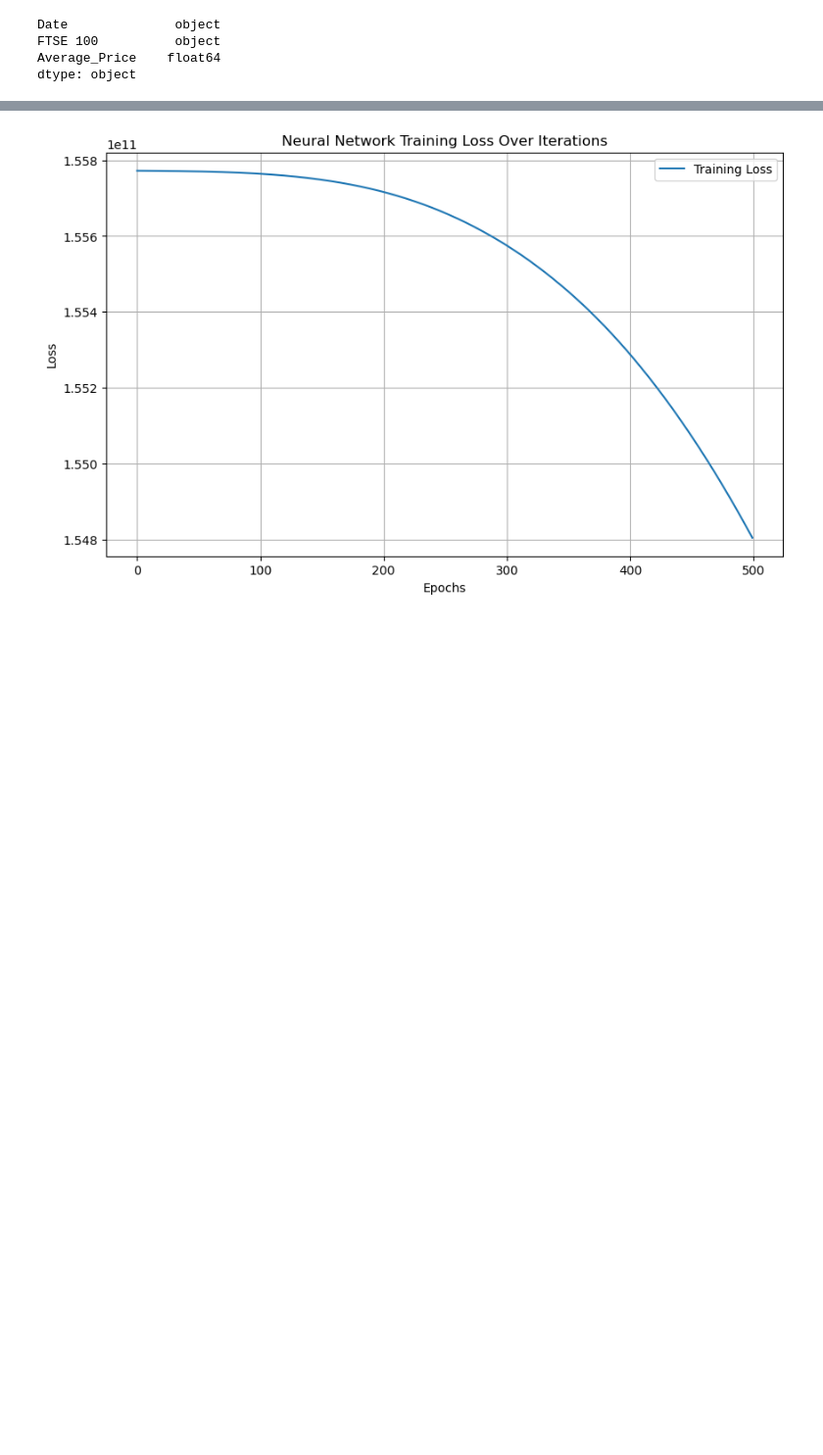
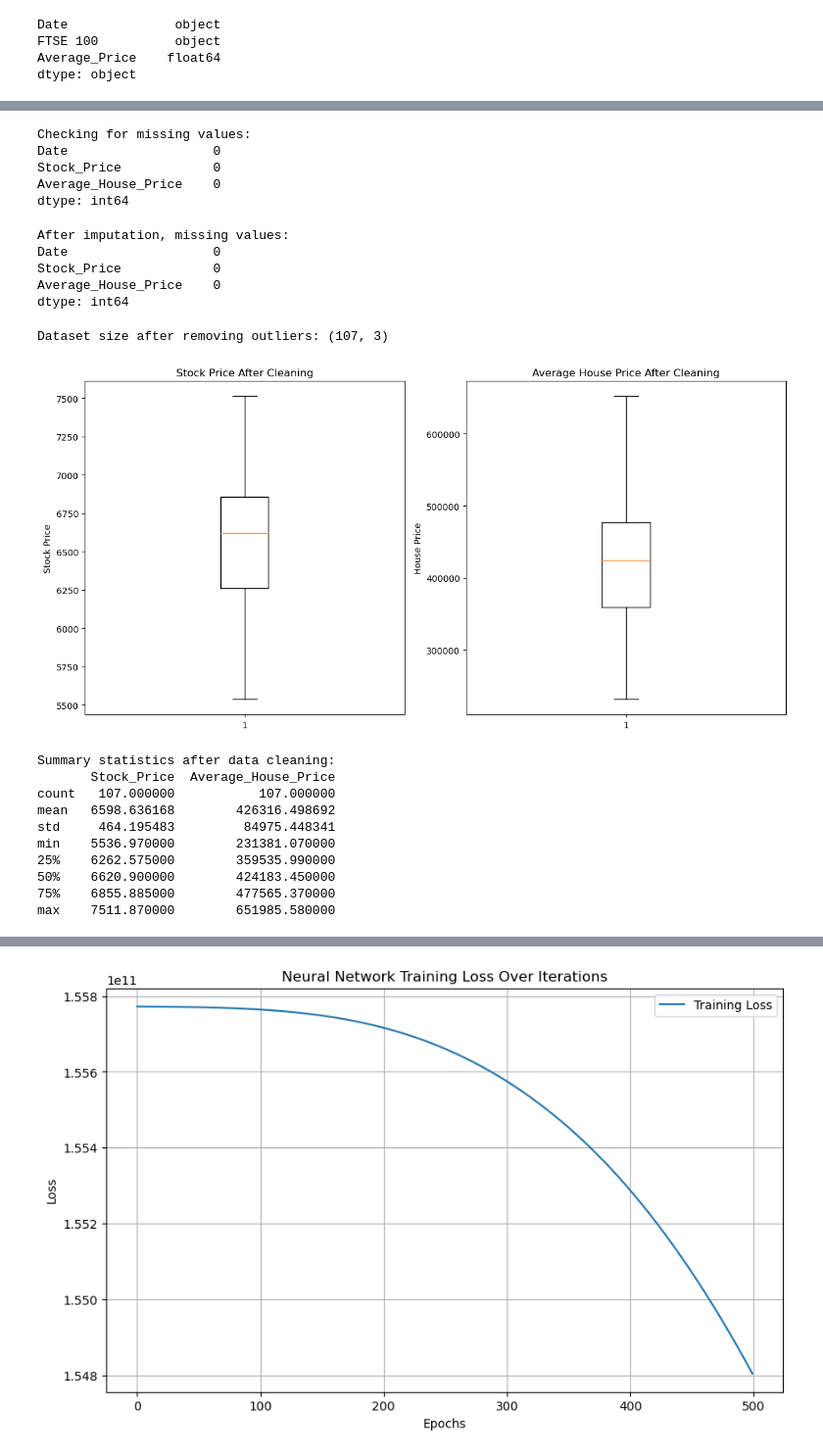
Before and after one commit to MOH131185/Dissertation-Code, a Jupyter notebook: code dissertation December.ipynb, the cells around one changed output, grey strips where cells are left out. Shown at 98% size. Cells and saved outputs as stored; diff of their text form; code cells hidden in the pictures; blank space fills up the shorter version.

```diff
--- a/code dissertation December.ipynb
+++ b/code dissertation December.ipynb
@@ -94,3 +94,27 @@ min    5536.970000         2.313811e+05
 50%    6659.040000         4.574656e+05
 75%    6871.800000         5.125806e+05
 max    7556.240000         1.350726e+06
+# %%
+# Step 1: Handle Missing Values
+print("Checking for missing values:")
+print(data.isnull().sum())
+# %% [output]
+Checking for missing values:
+Date                   0
+Stock_Price            0
+Average_House_Price    0
+dtype: int64
+# %%
+# Impute missing values with the median
+data['Stock_Price'].fillna(data['Stock_Price'].median(), inplace=True)
+data['Average_House_Price'].fillna(data['Average_House_Price'].median(), inplace=True)
+
+# Verify no missing values remain
+print("After imputation, missing values:")
+print(data.isnull().sum())
+# %% [output]
+After imputation, missing values:
+Date                   0
+Stock_Price            0
+Average_House_Price    0
+dtype: int64
@@ -97,3 +130,46 @@ max    7556.240000         1.350726e+06
+# %%
+# Apply outlier removal for both Stock Price and Average House Price
+data = remove_outliers(data, 'Stock_Price')
+data = remove_outliers(data, 'Average_House_Price')
+
+# Verify the size of the dataset after outlier removal
+print(f"Dataset size after removing outliers: {data.shape}")
+
+# Step 3: Visualize to Confirm Data Cleaning
+# Boxplots before and after cleaning
+plt.figure(figsize=(12, 6))
+
+# Stock Price
+plt.subplot(1, 2, 1)
+plt.boxplot(data['Stock_Price'])
+plt.title('Stock Price After Cleaning')
+plt.ylabel('Stock Price')
+
+# Average House Price
+plt.subplot(1, 2, 2)
+plt.boxplot(data['Average_House_Price'])
+plt.title('Average House Price After Cleaning')
+plt.ylabel('House Price')
+
+plt.tight_layout()
+plt.show()
+
+# Summary statistics after cleaning
+print("Summary statistics after data cleaning:")
+print(data.describe())
+# %% [output]
+Dataset size after removing outliers: (107, 3)
+[figure, added]
+Summary statistics after data cleaning:
+       Stock_Price  Average_House_Price
+count   107.000000           107.000000
+mean   6598.636168        426316.498692
+std     464.195483         84975.448341
+min    5536.970000        231381.070000
+25%    6262.575000        359535.990000
+50%    6620.900000        424183.450000
+75%    6855.885000        477565.370000
+max    7511.870000        651985.580000
 # %%
 # Visualization of Distributions
 plt.figure(figsize=(12, 6))
```
Also changed, not shown: parts of 16 cells of this notebook.
